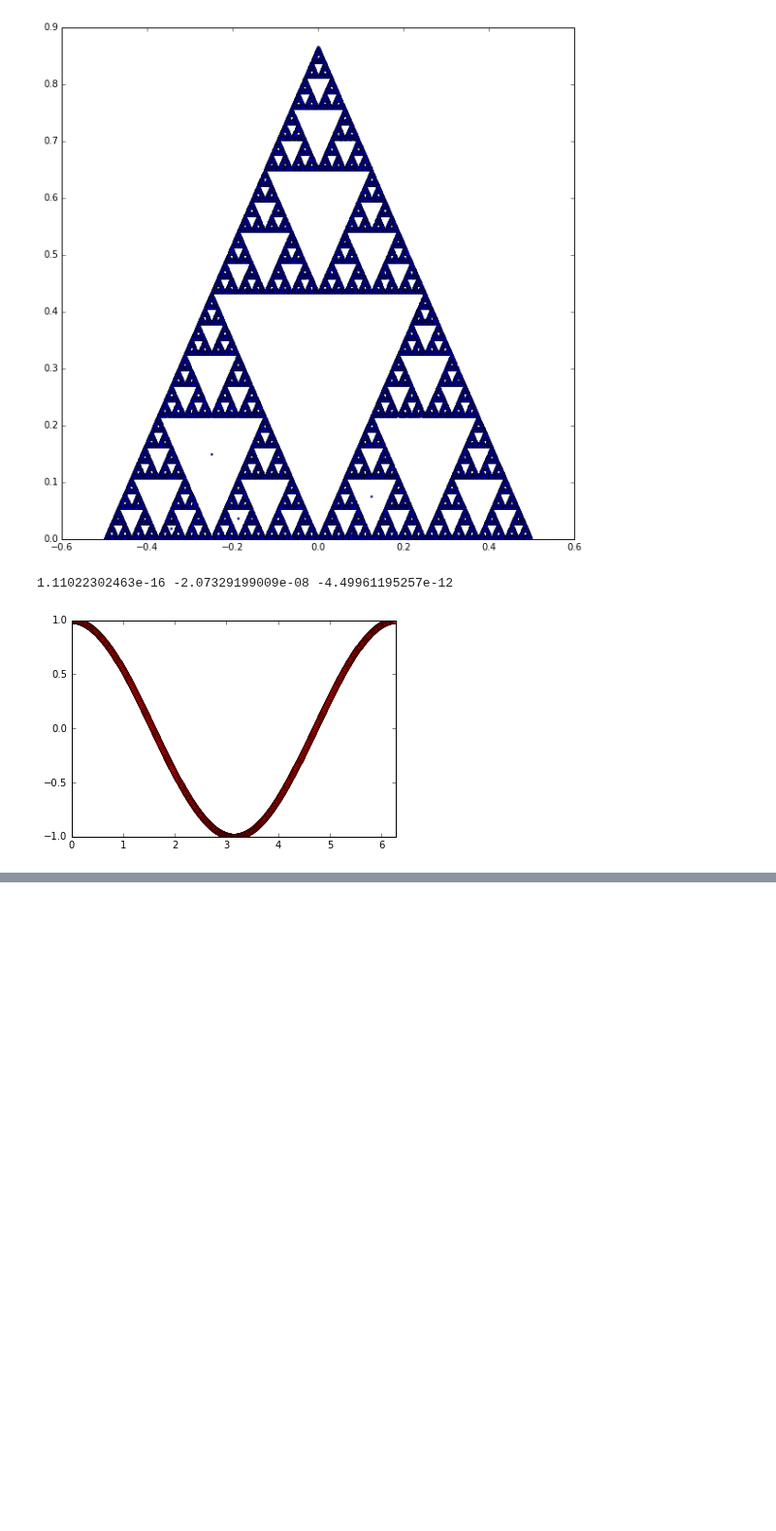
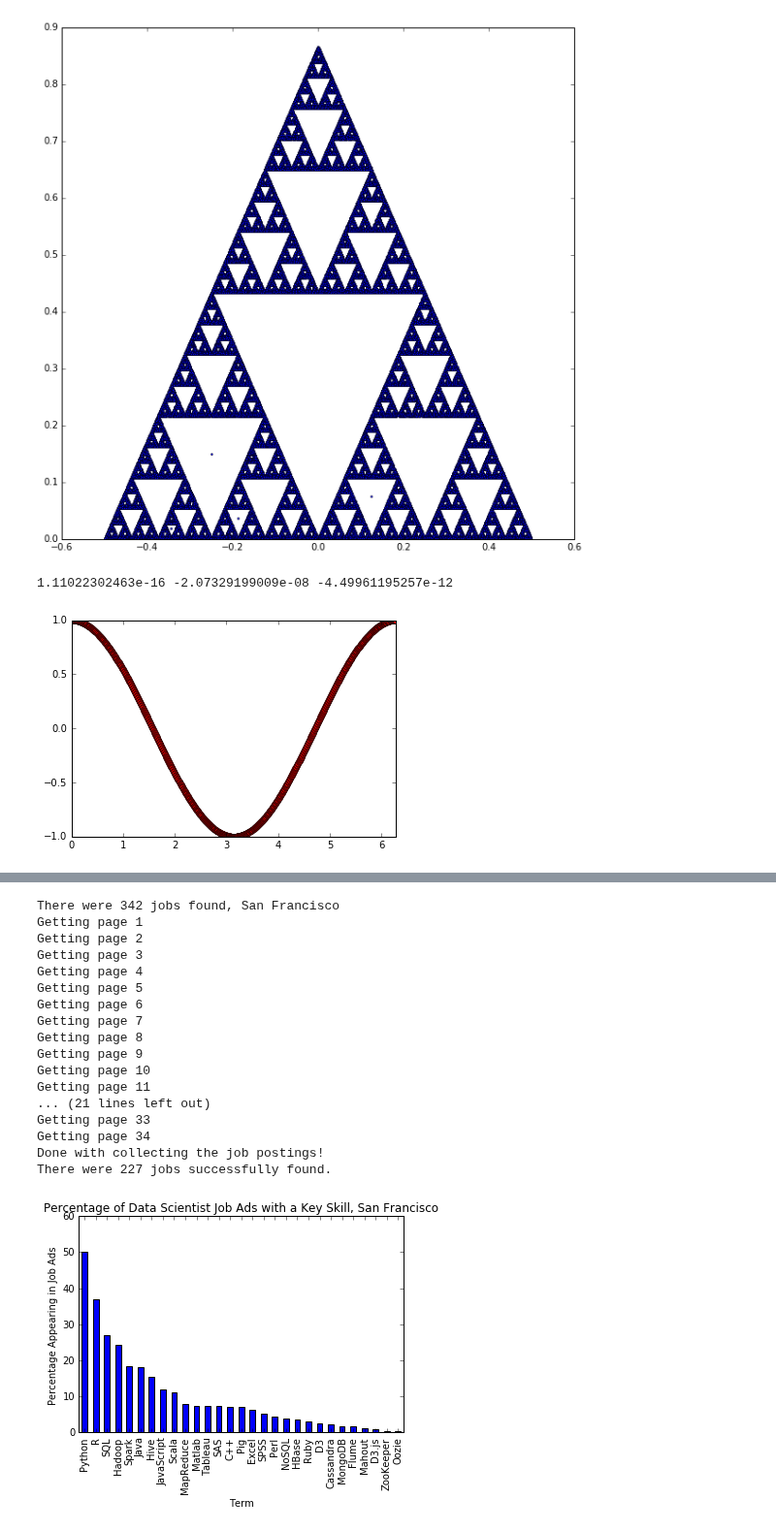
Before and after one commit to ScarletMcLearn/Notebooks, a Jupyter notebook: BDSE03_Vortrag.ipynb, the cells around one changed output, grey strips where cells are left out. Shown at 97% size. Saved outputs shown, nothing was run; the diff lists cells and outputs as text; code cells hidden in the pictures; blank space fills up the shorter version.

```diff
--- a/BDSE03_Vortrag.ipynb
+++ b/BDSE03_Vortrag.ipynb
@@ -94,0 +798,21 @@ myfunc.plot()
+# %%
+sf_info = skills_info(city = 'San Francisco', state = 'CA')
+# %% [output]
+There were 342 jobs found, San Francisco
+Getting page 1
+Getting page 2
+Getting page 3
+Getting page 4
+Getting page 5
+Getting page 6
+Getting page 7
+Getting page 8
+Getting page 9
+Getting page 10
+Getting page 11
+... (21 lines left out)
+Getting page 33
+Getting page 34
+Done with collecting the job postings!
+There were 227 jobs successfully found.
+[figure, added]
```
Also changed, not shown: parts of 62 cells of this notebook.
